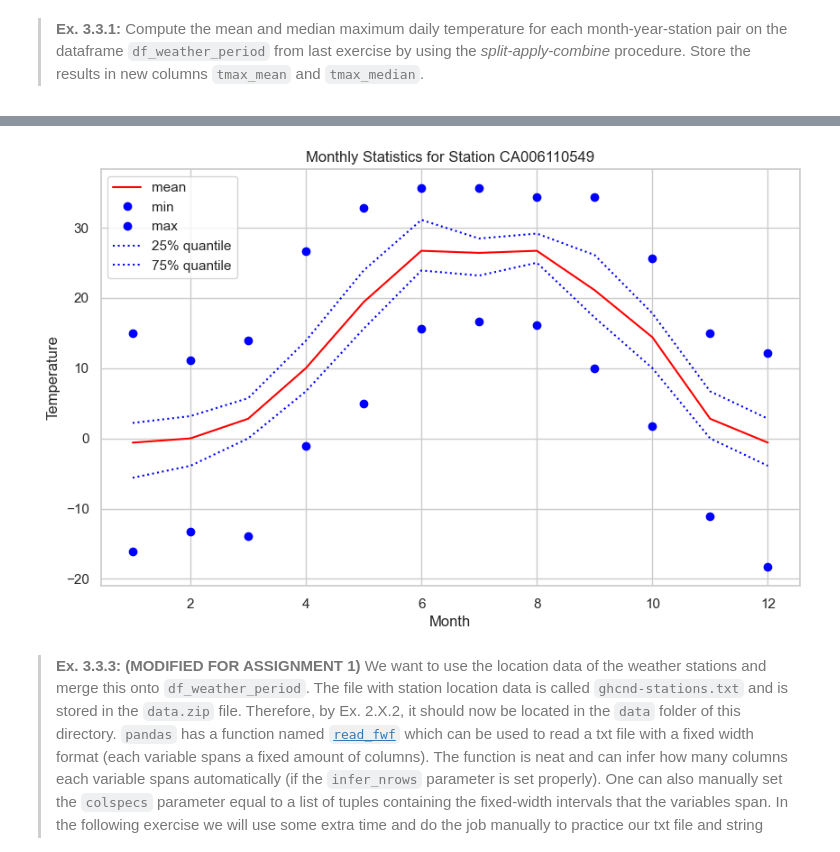
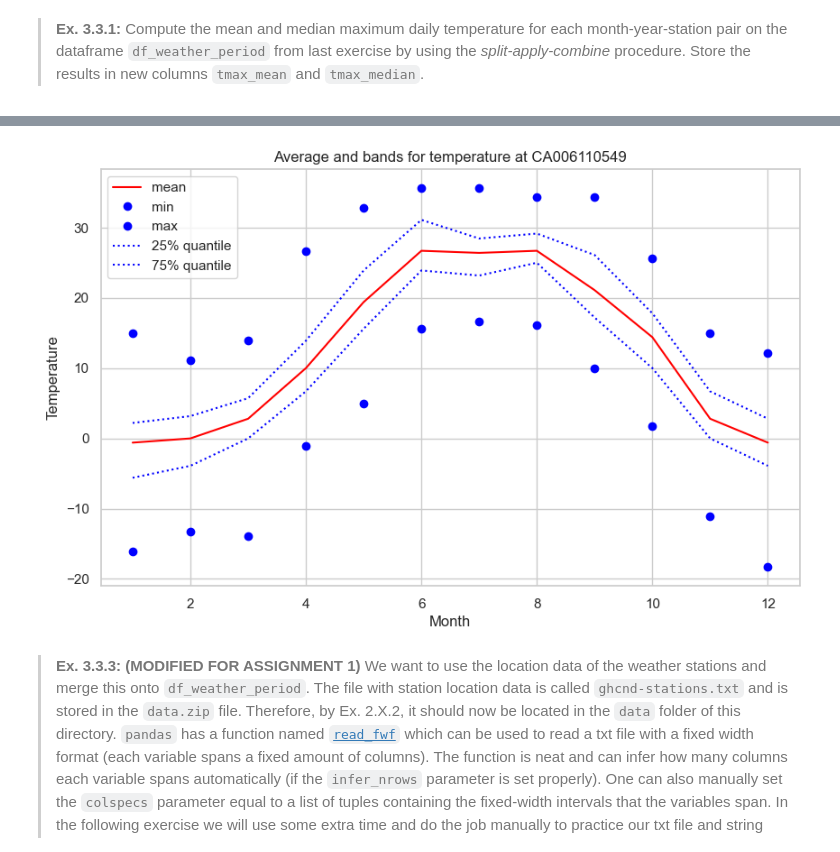
Before and after one commit to NicholasStampe/SocialDataScience, a Jupyter notebook: Assignment 1/Assignment1.ipynb, the cells around one changed output, grey strips where cells are left out. Saved outputs shown, nothing was run; the diff lists cells and outputs as text; code cells hidden in the pictures.

```diff
--- a/Assignment 1/Assignment1.ipynb
+++ b/Assignment 1/Assignment1.ipynb
@@ -216,35 +216,35 @@ df_weather_period['tmax_median'] = df_weather_period.groupby(['station', 'year',
 # %%
 import matplotlib.pyplot as plt
 
 # filter the dataframe for station 'CA006110549'
 df_station = df_weather_period[df_weather_period['station'] == 'CA006110549']
 
 # group by 'month' and get the statistical summary for 'obs_value' (which is the maximum temperature)
 summary = df_station.groupby('month')['obs_value'].describe()
 
 # create a new figure and axis
 fig, ax = plt.subplots(figsize=(10,6))
 
 # plot the required statistics
 summary['50%'].plot(kind='line', color='red', ax=ax, label='mean') # mean as red line
 summary['min'].plot(kind='line', linestyle='None', marker='o', color='blue', ax=ax, label='min') # min as blue dots
 summary['max'].plot(kind='line', linestyle='None', marker='o', color='blue', ax=ax, label='max') # max as blue dots
 summary['25%'].plot(kind='line', color='blue', linestyle='dotted', ax=ax, label='25% quantile') # 25% quantile as green dotted line
 summary['75%'].plot(kind='line', color='blue', linestyle='dotted', ax=ax, label='75% quantile') # 75% quantile as purple dotted line
 
 # add labels and title
-plt.title('Monthly Statistics for Station CA006110549')
+plt.title('Average and bands for temperature at CA006110549')
 plt.ylabel('Temperature')
 plt.xlabel('Month')
 
 # add legend
 ax.legend()
 
 # save the figure
 plt.savefig('station_data_plot_new.png')
 plt.show()
 # %% [output]
-[figure, old version]
+[figure, new version]
 # %% [markdown]
 > **Ex. 3.3.3: (MODIFIED FOR ASSIGNMENT 1)** We want to use the location data of the weather stations and merge this onto `df_weather_period`. The file with station location data is called  `ghcnd-stations.txt` and is stored in the `data.zip` file. Therefore, by Ex. 2.X.2, it should now be located in the `data` folder of this directory. `pandas` has a function named [`read_fwf`](https://pandas.pydata.org/docs/reference/api/pandas.read_fwf.html) which can be used to read a txt file with a fixed width format (each variable spans a fixed amount of columns). The function is neat and can infer how many columns each variable spans automatically (if the `infer_nrows` parameter is set properly). One can also manually set the `colspecs` parameter equal to a list of tuples containing the fixed-width intervals that the variables span. In the following exercise we will use some extra time and do the job manually to practice our txt file and string skills. Specifically, we will extract the list of tuples with fixed-widht information together with the column names and datatypes from the `ghcnd-stations-column-metadata.txt` file (also included in the `data.zip` file).
 
```
Also changed, not shown: parts of 3 cells of this notebook.
